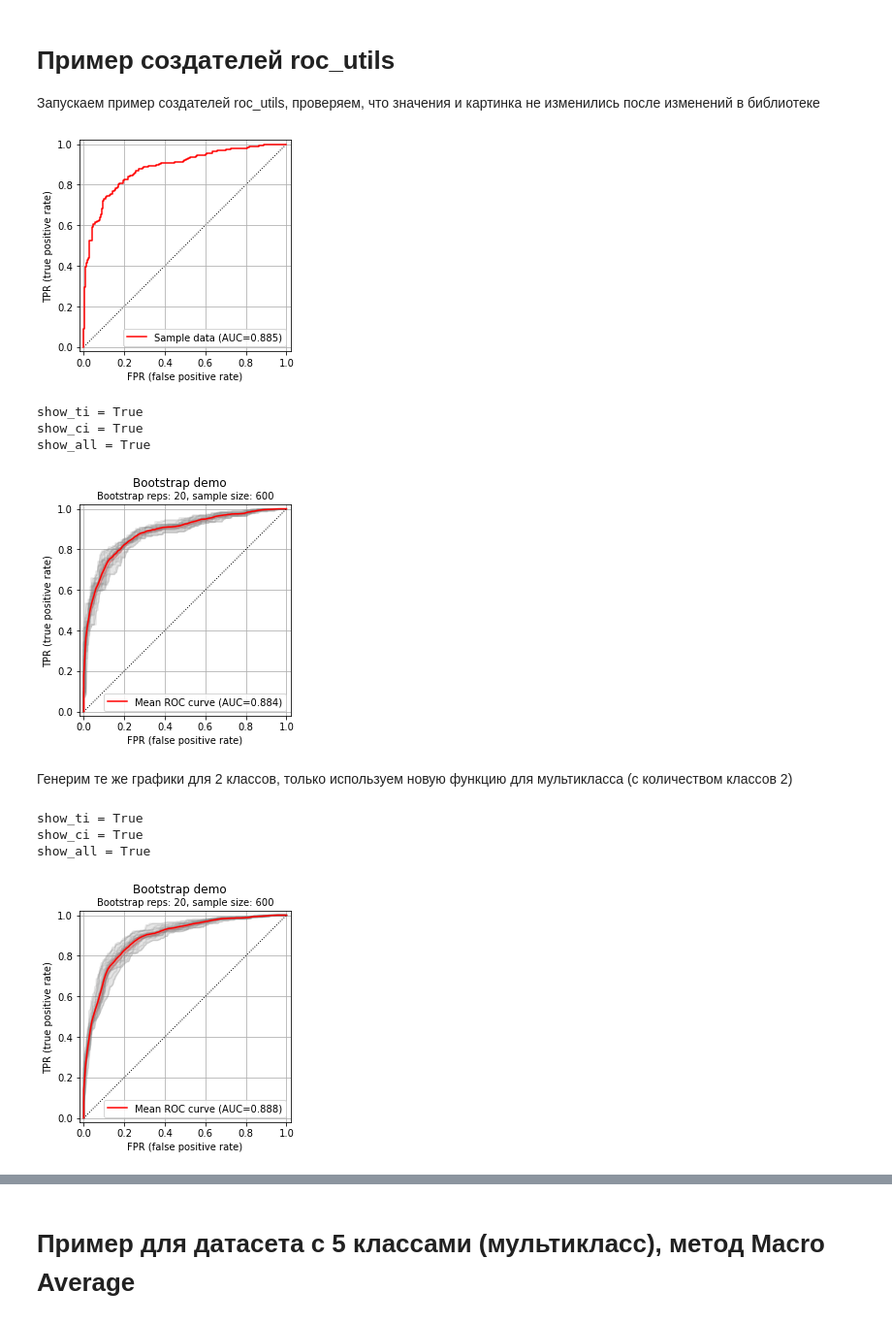
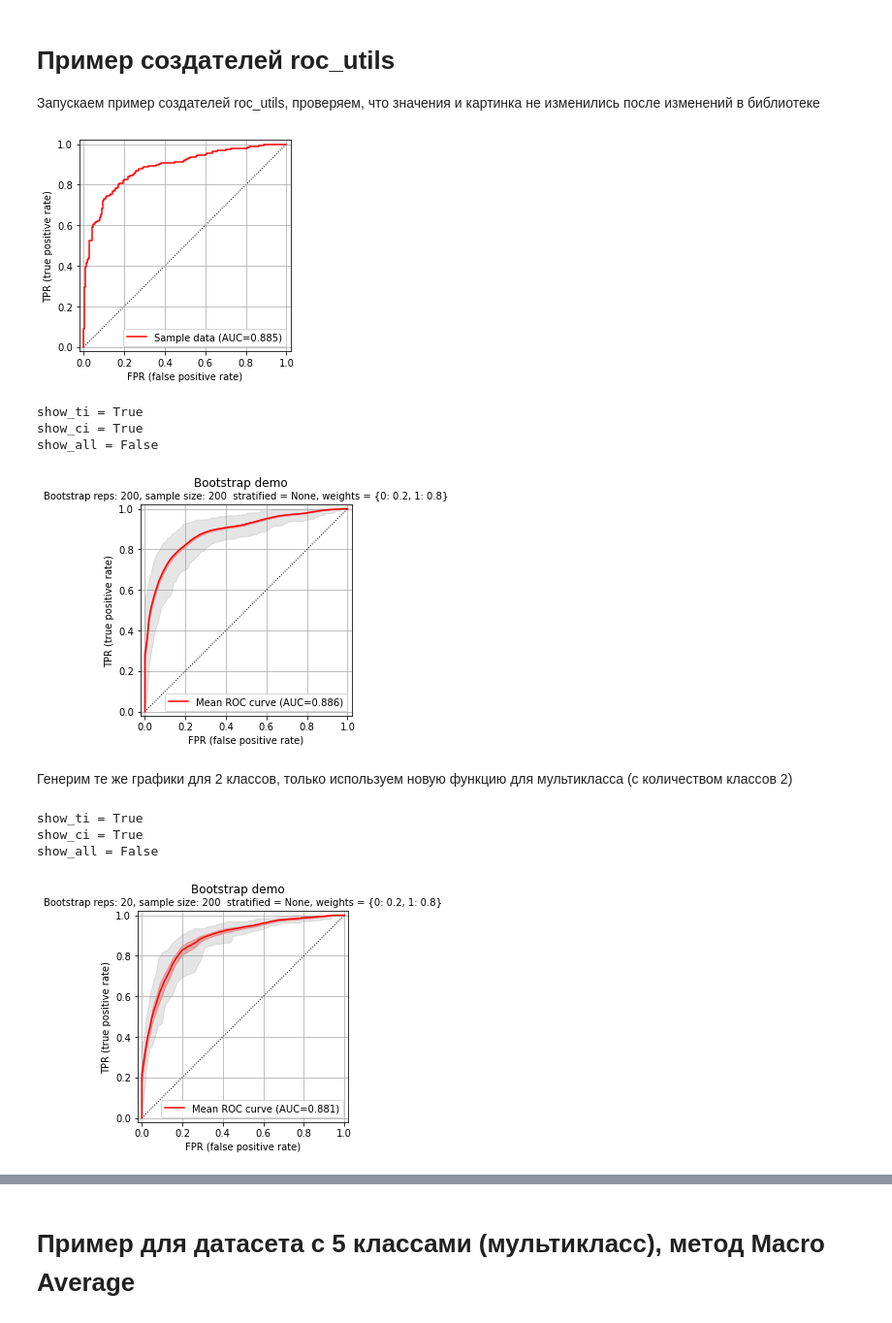
Before and after one commit to mykolesiko/git_utils_multiversion, a Jupyter notebook: roc_multi_3.ipynb, the cells around one changed output, grey strips where cells are left out. Shown at 97% size. Drawn from its saved outputs; the diff is of its cells as text; code cells hidden in the pictures.

Commit message:
added value of balance in stratification, num_samples, num_bootstrap parameters

```diff
--- a/roc_multi_3.ipynb
+++ b/roc_multi_3.ipynb
@@ -5,49 +5,57 @@
 import numpy as np
 import matplotlib.pyplot as plt
 import roc_utils as ru
+from sklearn.utils import resample
 
 # Construct a binary classification problem
 x, y = ru.demo_sample_data(n1=300, mu1=0.0, std1=0.5,
                            n2=300, mu2=1.0, std2=0.7)
 
 # Compute the ROC curve...
-pos_label = True
+pos_label = 1
+y = y.astype(int)
+
 roc = ru.compute_roc(X=x, y=y, pos_label=pos_label)
 
 # ...and visualize it
 ru.plot_roc(roc, label="Sample data", color="red")
 plt.show()
 
 # To perform a ROC analysis using bootstrapping
-n_samples = 20
+n_bootstrap = 200
+n_samples = 200
+weights = { 0: 0.2, 1 : 0.8}
 ru.plot_roc_bootstrap(X=x, y=y, pos_label=pos_label,
-                      n_bootstrap=n_samples,
+                      n_bootstrap=n_bootstrap,
+                      n_samples = n_samples,
+                      weights = weights,
+                      stratified = None,
                       title="Bootstrap demo");
 plt.show()
 
 
 # pos_label = True
 # roc = compute_roc(X=x, y=y, pos_label=pos_label)
 
 # # ...and visualize it
 # plot_roc(roc, label="Sample data", color="red")
 # plt.show()
 
 # # To perform a ROC analysis using bootstrapping
 # n_samples = 20
 # plot_roc_bootstrap(X=x, y=y, pos_label=pos_label,
 #                       n_bootstrap=n_samples,
 #                       title="Bootstrap demo");
 # plt.show()
 
 # y_0 = 10 - y
 # y_new = np.hstack((y_0, y))
 # %% [output]
 [figure]
 show_ti = True
 show_ci = True
-show_all = True
+show_all = False
-[figure, old version]
+[figure, new version]
 # %% [markdown]
 Генерим те же графики для 2 классов, только используем новую функцию для мультикласса (с количеством классов 2)
 # %%
@@ -56,9 +64,12 @@ x_new = np.hstack((x_0.reshape(-1, 1), x.reshape(-1, 1)))
 y = y.astype(int)
 # %%
 # To perform a ROC analysis using bootstrapping
-n_samples = 20
+n_bootstrap = 20
 rets = ru.plot_roc_bootstrap(x_new, y,
-                      n_bootstrap=n_samples,
+                      n_bootstrap=n_bootstrap,
+                      n_samples = n_samples,
+                      weights = weights,
+                      stratified = None,
                       title="Bootstrap demo",
                       multi = "Classes",
                       num_classes_or_labels = 2)
@@ -66,8 +77,8 @@ plt.show()
 # %% [output]
 show_ti = True
 show_ci = True
-show_all = True
+show_all = False
-[figure, old version]
+[figure, new version]
 # %%
 print(f"mean = {rets['auc_mean']}")
 print(f"std = {rets['auc_std']}")
```
Also changed, not shown: parts of 15 cells of this notebook, 3 other files.
